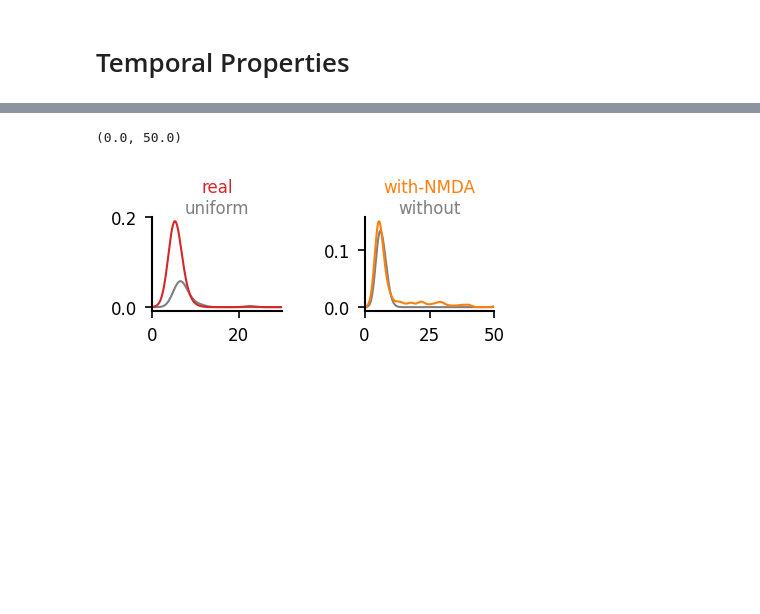
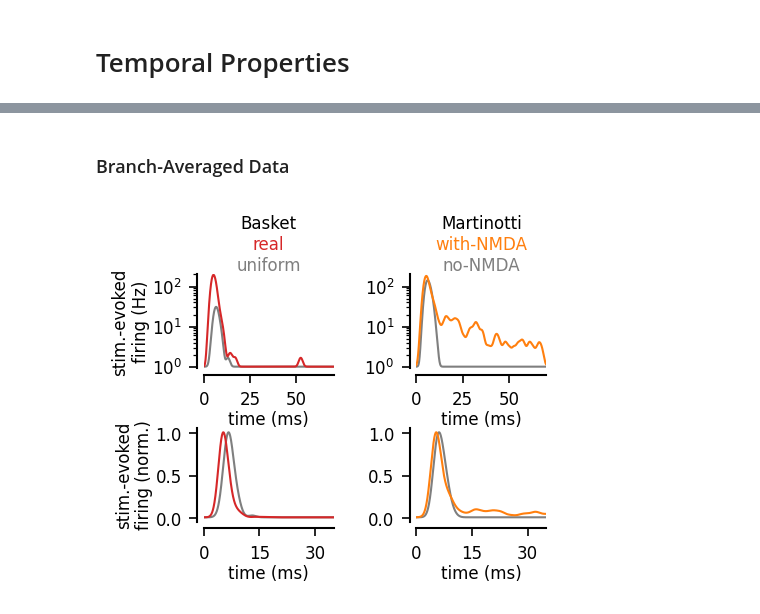
Before and after one commit to yzerlaut/pv-sst-dendrites, a Jupyter notebook: biophysical_modelling/detailed_model/Stim-on-Background.ipynb, the cells around one changed output, grey strips where cells are left out. Saved outputs shown, nothing was run; the diff lists cells and outputs as text; code cells hidden in the pictures; blank space fills up the shorter version.

```diff
--- a/biophysical_modelling/detailed_model/Stim-on-Background.ipynb
+++ b/biophysical_modelling/detailed_model/Stim-on-Background.ipynb
@@ -144,7 +144,7 @@ def extract_trials(sim,
 
             _, VMs[label][iBranch, :, :, :], SPIKEs[label][iBranch, :, :, :] = \
                     trial_alignement(Vm, p, pre=pre, post=post)
-            RATEs[label][iBranch, :, :, :] = SPIKEs[label][iBranch, :, :, :]/p['dt']
+            RATEs[label][iBranch, :, :, :] = 1e3*SPIKEs[label][iBranch, :, :, :]/p['dt']
 
     return T, VMs, SPIKEs, RATEs
 
@@ -240,11 +239,11 @@ T, VMs, SPIKEs, RATEs = extract_trials(sim,
 # %%
 fig, ax = pt.figure()#figsize=(1.3,1.5))
 for l, label, color in zip(range(2), ['without', 'with-NMDA'], ['tab:grey', 'tab:orange']):
-    pt.plot(np.unique(sim.nCluster)[0],
-            1e3*RATEs[label][:,:,:,:].mean(axis=(0,2,3)),
-            sy=1e3*sem(RATEs[label][:,:,:,:].mean(axis=(2,3)), axis=0),
+    spike_count = SPIKEs[label][:,:,:,:].sum(axis=-1).mean(axis=-1) # time, then trials
+    pt.plot(np.unique(sim.nCluster)[0], np.mean(spike_count, axis=0),
+            sy=sem(spike_count, axis=0),
             color=color, ax=ax)
 pt.set_plot(ax, xlabel='$n_{syn}$',
             xticks=[5, 15, 25, 35, 45], xticks_labels=['5', '', '25', '', '45'],
-            ylabel='stim.-evoked\nfiring (Hz)')
+            ylabel='spike count\n(trial-average)')
 # %% [output]
@@ -310,46 +353,67 @@ AX[0].set_xlim([0, 30])
 # %%
 # load the two simulation data
+n=35
 simBasket = Parallel(\
-        filename='../../data/detailed_model/StimOnBg_simTimeCourse_Basket.zip')
+        filename='../../data/detailed_model/StimOnBg_simTimeCourse%i_Basket.zip' % n)
 simBasket.load()
 T, VMsBasket, SpikesBasket, RATEsBasket = extract_trials(simBasket,
                                     loc='soma',
                                     varied_key = 'from_uniform',
                                     true_false_labels=['uniform', 'real'])
 simMartinotti = Parallel(\
-        filename='../../data/detailed_model/StimOnBg_simTimeCourse_Martinotti.zip')
+        filename='../../data/detailed_model/StimOnBg_simTimeCourse%i_Martinotti.zip' % n)
 simMartinotti.load()
 T, VMsMartinotti, SpikesMartinotti, RATEsMartinotti = extract_trials(simMartinotti,
                               loc='soma',
                               varied_key = 'with_NMDA',
-                              true_false_labels=['with-NMDA', 'without'])
+                              true_false_labels=['with-NMDA', 'no-NMDA'])
+dt = simBasket.fetch_quantity_on_grid('dt', return_last=True)
+# %% [markdown]
+### Branch-Averaged Data
 # %%
 from scipy.ndimage import gaussian_filter1d
 
-fig, AX = pt.figure(axes=(2, 1), figsize=(1,1))
-for l, label, color in zip(range(2),
-                           ['without', 'with-NMDA'],
-                           ['tab:grey', 'tab:orange']):
-    pt.annotate(AX[1], label+'\n'*l, (0.5, 1), ha='center', va='bottom',color=color)
+smoothing = 1 # ms
+bottom = 1 # Hz in log plots
 
-    peak = np.max(RATEsMartinotti[label].mean(axis=(0,1,2)))
-    pre_cond = (T<0)
-    baseline = np.mean(RATEsMartinotti[label].mean(axis=(0,1,2))[pre_cond])
-    Norm = (RATEsMartinotti[label].mean(axis=(0,1,2))-baseline)/(peak-baseline)
-    pt.plot(T, gaussian_filter1d(Norm, 50), color=color, ax=AX[1])
+fig, AX = pt.figure(axes=(2, 2), figsize=(1,1))
+# Basket
+pt.annotate(AX[0][0], 'Basket'+'\n'*2, (0.5, 1), ha='center', va='bottom',color='k')
 for l, label, color in zip(range(2),
                            ['uniform', 'real'],
                            ['tab:grey', 'tab:red']):
-    pt.annotate(AX[0], label+'\n'*l, (0.5, 1), ha='center', va='bottom',color=color)
-    peak = np.max(RATEsBasket[label].mean(axis=(0,1,2)))
+    pt.annotate(AX[0][0], label+'\n'*l, (0.5, 1), ha='center', va='bottom',color=color)
+    smoothed = gaussian_filter1d(RATEsBasket[label].mean(axis=(0,1,2)),
+                                 int(smoothing/dt))+bottom
+    peak = np.max(smoothed)
     pre_cond = (T<0)
-    baseline = np.mean(RATEsBasket[label].mean(axis=(0,1,2))[pre_cond])
-    Norm = (RATEsBasket[label].mean(axis=(0,1,2))-baseline)/(peak-baseline)
-    pt.plot(T, gaussian_filter1d(Norm, 50), color=color, ax=AX[0])
-
-AX[0].set_xlim([0, 30])
-AX[1].set_xlim([0, 50])
-#AX[1].set_yscale('log')
+    baseline = np.mean(smoothed[pre_cond])
+    Norm = (smoothed-baseline)/(peak-baseline)+1e-2
+    pt.plot(T, Norm, color=color, ax=AX[1][0])
+    pt.plot(T, smoothed, color=color, ax=AX[0][0])
+# Martinotti
+pt.annotate(AX[0][1], 'Martinotti'+'\n'*2, (0.5, 1), ha='center', va='bottom',color='k')
+for l, label, color in zip(range(2),
+                           ['no-NMDA', 'with-NMDA'],
+                           ['tab:grey', 'tab:orange']):
+    pt.annotate(AX[0][1], label+'\n'*l, (0.5, 1), ha='center', va='bottom',color=color)
+    smoothed = gaussian_filter1d(RATEsMartinotti[label].mean(axis=(0,1,2)),
+                                 int(smoothing/dt))+bottom
+    peak = np.max(smoothed)
+    pre_cond = (T<0)
+    baseline = np.mean(smoothed[pre_cond])
+    Norm = (smoothed-baseline)/(peak-baseline)+1e-2
+    pt.plot(T, Norm, color=color, ax=AX[1][1])
+    pt.plot(T, smoothed, color=color, ax=AX[0][1])
+for ax in AX[0]:
+    pt.set_plot(ax, yscale='log', xlim=[0,70],
+                ylim=[.9*bottom, ax.get_ylim()[1]],
+               xlabel='time (ms)',
+                ylabel='stim.-evoked\nfiring (Hz)' if ax==AX[0][0] else '')
+for ax in AX[1]:
+    pt.set_plot(ax, xlim=[0,35], yticks=[0, 0.5, 1],
+               xlabel='time (ms)',
+                ylabel='stim.-evoked\nfiring (norm.)' if ax==AX[1][0] else '')
+pt.set_common_ylims(AX[0])
 # %% [output]
-(0.0, 50.0)
-[figure, old version]
+[figure, new version]
```
Also changed, not shown: parts of 22 cells of this notebook.
